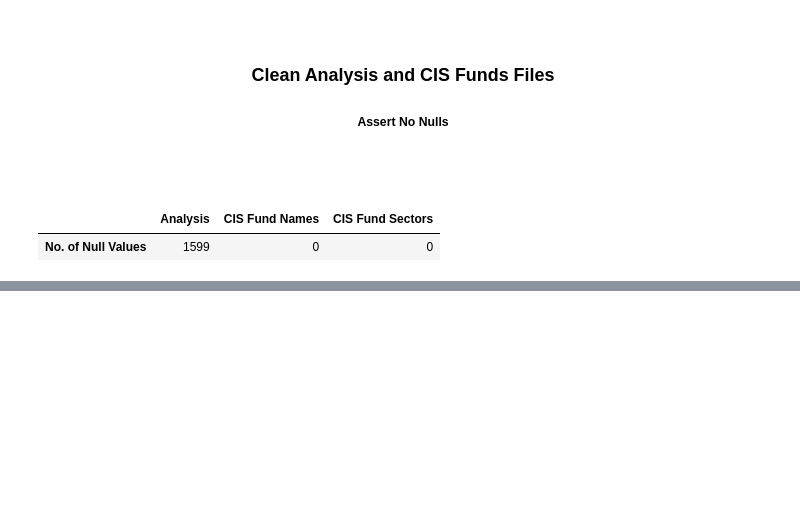
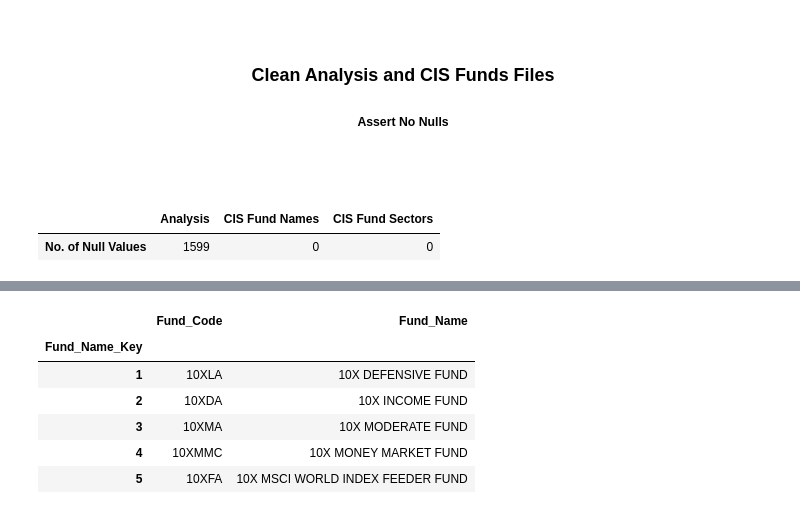
Before and after one commit to MondeAnna/data-ingestion, a Jupyter notebook: notebook/data_ingestion_prep_asisa_flows.ipynb, the cells around one changed output, grey strips where cells are left out. Cells and saved outputs as stored; diff of their text form; code cells hidden in the pictures; blank space fills up the shorter version.

```diff
--- a/notebook/data_ingestion_prep_asisa_flows.ipynb
+++ b/notebook/data_ingestion_prep_asisa_flows.ipynb
@@ -893,0 +998,10 @@ pd.DataFrame(
+# %%
+star_schema.dimensions.fund_name.head()
+# %% [output]
+|  | Fund_Code | Fund_Name |
+| Fund_Name_Key |  |  |
+| 1 | 10XLA | 10X DEFENSIVE FUND |
+| 2 | 10XDA | 10X INCOME FUND |
+| 3 | 10XMA | 10X MODERATE FUND |
+| 4 | 10XMMC | 10X MONEY MARKET FUND |
+| 5 | 10XFA | 10X MSCI WORLD INDEX FEEDER FUND |
```
Also changed, not shown: parts of 24 cells of this notebook, 1 other file.
